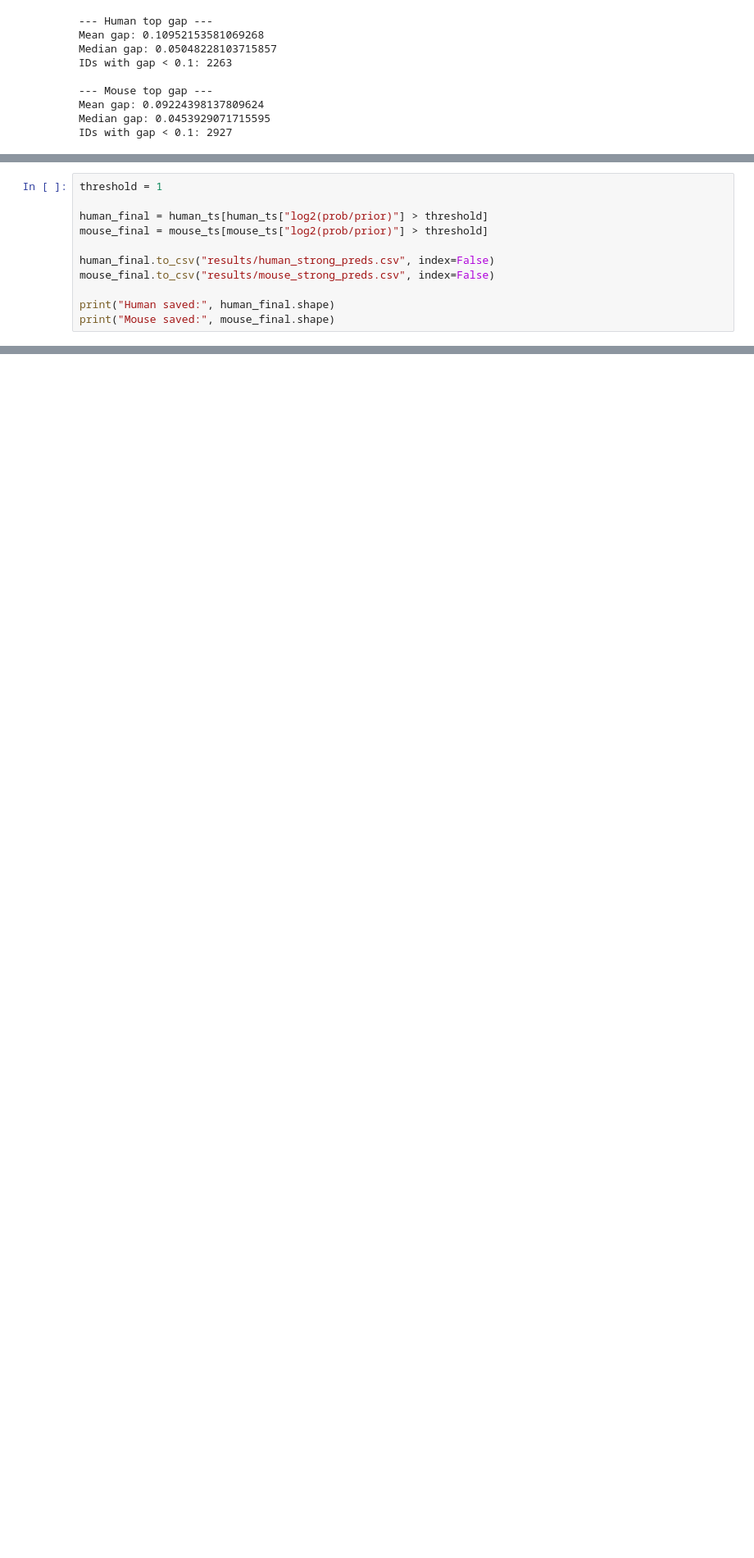
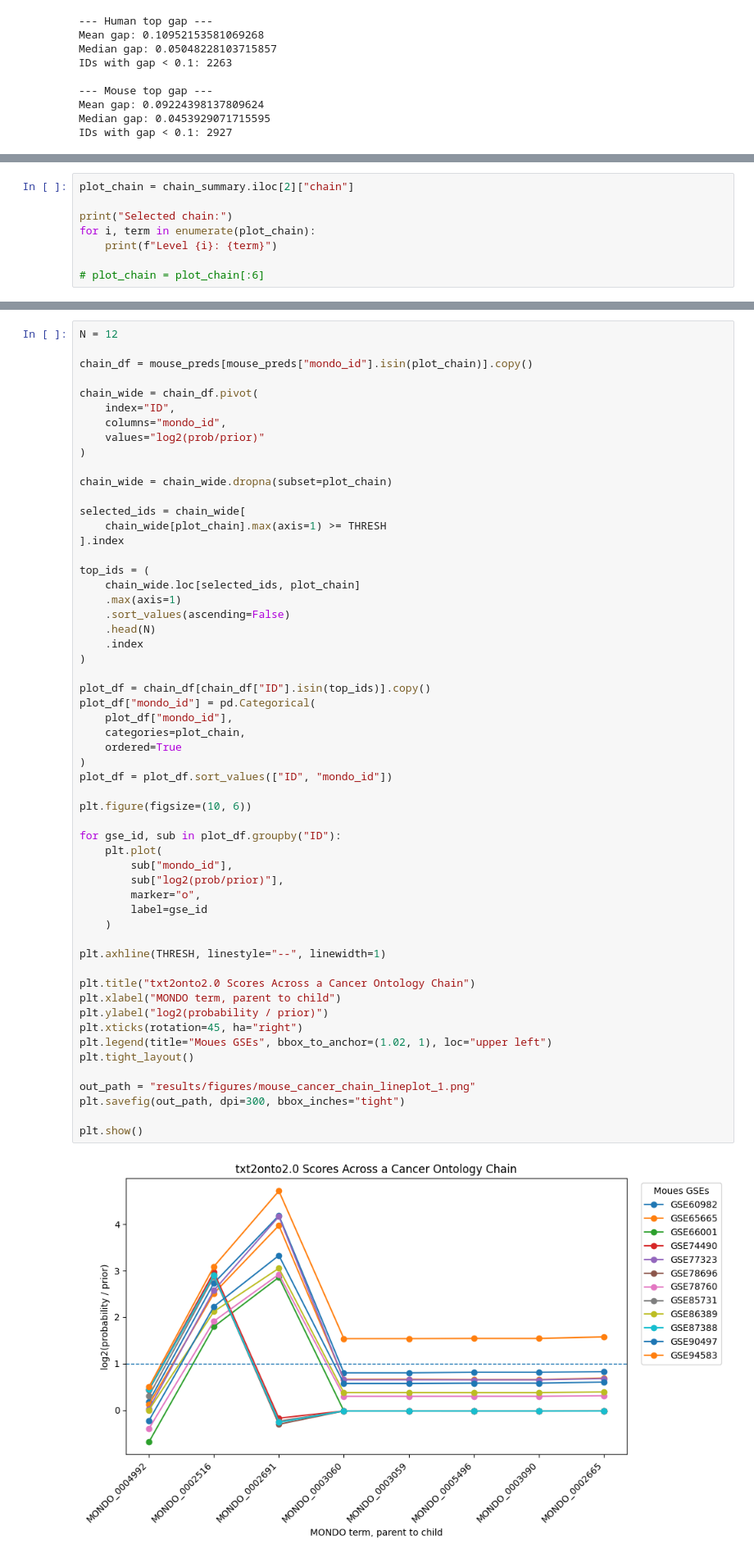
Before and after one commit to vbilsmith/txt2onto2.0_for_gold_standards, a Jupyter notebook: 02-result-validation.ipynb, the cells around one changed output, grey strips where cells are left out. Shown at 82% size. Drawn from its saved outputs; the diff is of its cells as text; blank space fills up the shorter version.

```diff
--- a/02-result-validation.ipynb
+++ b/02-result-validation.ipynb
@@ -274,11 +242,0 @@ Decreased: 472
-# %%
-threshold = 1
-
-human_final = human_ts[human_ts["log2(prob/prior)"] > threshold]
-mouse_final = mouse_ts[mouse_ts["log2(prob/prior)"] > threshold]
-
-human_final.to_csv("results/human_strong_preds.csv", index=False)
-mouse_final.to_csv("results/mouse_strong_preds.csv", index=False)
-
-print("Human saved:", human_final.shape)
-print("Mouse saved:", mouse_final.shape)
@@ -287,0 +776,8 @@ Mouse saved: (1257, 5)
+# %%
+plot_chain = chain_summary.iloc[2]["chain"]
+
+print("Selected chain:")
+for i, term in enumerate(plot_chain):
+    print(f"Level {i}: {term}")
+
+# plot_chain = plot_chain[:6]
@@ -287,0 +794,58 @@ Mouse saved: (1257, 5)
+# %%
+N = 12
+
+chain_df = mouse_preds[mouse_preds["mondo_id"].isin(plot_chain)].copy()
+
+chain_wide = chain_df.pivot(
+    index="ID",
+    columns="mondo_id",
+    values="log2(prob/prior)"
+)
+
+chain_wide = chain_wide.dropna(subset=plot_chain)
+
+selected_ids = chain_wide[
+    chain_wide[plot_chain].max(axis=1) >= THRESH
+].index
+
+top_ids = (
+    chain_wide.loc[selected_ids, plot_chain]
+    .max(axis=1)
+    .sort_values(ascending=False)
+    .head(N)
+    .index
+)
+
+plot_df = chain_df[chain_df["ID"].isin(top_ids)].copy()
+plot_df["mondo_id"] = pd.Categorical(
+    plot_df["mondo_id"],
+    categories=plot_chain,
+    ordered=True
+)
+plot_df = plot_df.sort_values(["ID", "mondo_id"])
+
+plt.figure(figsize=(10, 6))
+
+for gse_id, sub in plot_df.groupby("ID"):
+    plt.plot(
+        sub["mondo_id"],
+        sub["log2(prob/prior)"],
+        marker="o",
+        label=gse_id
+    )
+
+plt.axhline(THRESH, linestyle="--", linewidth=1)
+
+plt.title("txt2onto2.0 Scores Across a Cancer Ontology Chain")
+plt.xlabel("MONDO term, parent to child")
+plt.ylabel("log2(probability / prior)")
+plt.xticks(rotation=45, ha="right")
+plt.legend(title="Moues GSEs", bbox_to_anchor=(1.02, 1), loc="upper left")
+plt.tight_layout()
+
+out_path = "results/figures/mouse_cancer_chain_lineplot_1.png"
+plt.savefig(out_path, dpi=300, bbox_inches="tight")
+
+plt.show()
+# %% [output]
+[figure, added]
```
Also changed, not shown: parts of 36 cells of this notebook, 17 other files.
